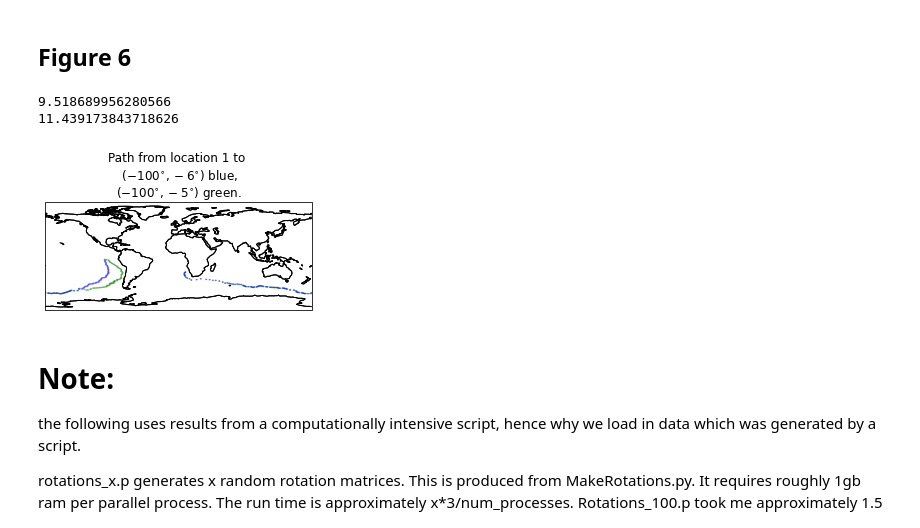
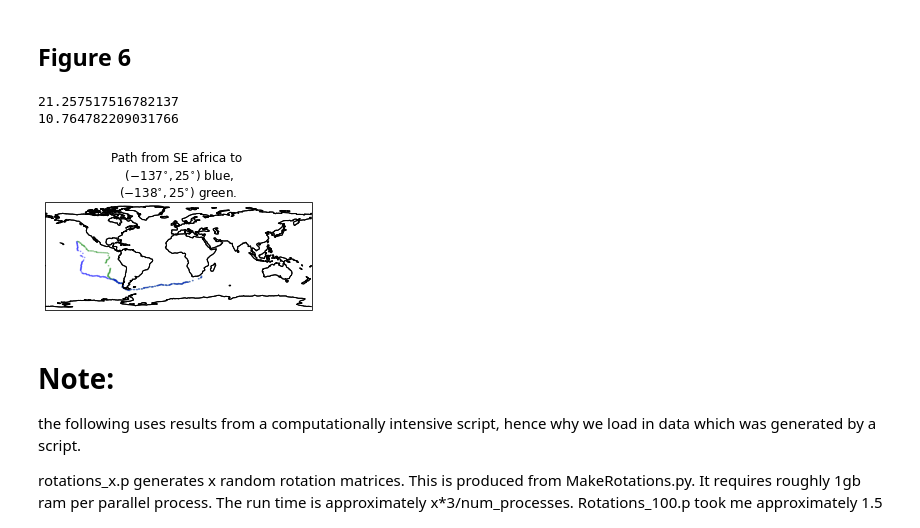
Before and after one commit to MikeOMa/MLTravelTimesFigures, a Jupyter notebook: FiguresForPaper.ipynb, the cells around one changed output. Cells and saved outputs as stored; diff of their text form; code cells hidden in the pictures.

```diff
--- a/FiguresForPaper.ipynb
+++ b/FiguresForPaper.ipynb
@@ -29,7 +29,7 @@ import matplotlib.gridspec as gridspec
 import matplotlib.ticker as mticker
 from cartopy.mpl.gridliner import LONGITUDE_FORMATTER, LATITUDE_FORMATTER
 import seaborn as sns
-
+line_trans = 0.03
 
 
 ## geopandas for aid storing Polygons and plotting
@@ -58,6 +58,6 @@ stations['h3'] = h3_sys.return_inds([i[['Longitude', 'Latitude']].to_list() for
 stations.loc[:,['Longitude', 'Latitude']].to_latex()
 gc.collect()
 print(sum([1 if len(i)>0 else 0 for i in network['stories']]))
-DriftMLP.helpers.add_link(network)
+#DriftMLP.helpers.add_link(network)
 # %% [output]
 22445
@@ -235,29 +259,30 @@ fig.savefig(f'Images/pathways_{postfix}.pdf', bbox_inches='tight')
 # %%
 fig, ax = plt.subplots(1,1, subplot_kw = {'projection':ccrs.PlateCarree()},figsize =(4,2.5))
 rc('text', usetex=True)
 loc1 = stations.iloc[0].loc[['Longitude', 'Latitude']].to_list()
 
 # Get the shortest paths
-path1 = DriftMLP.shortest_path.SingleSP(network, loc1 ,[-100,-5])
-path2 = DriftMLP.shortest_path.SingleSP(network, loc1 ,[-100,-6])
+path1 = DriftMLP.shortest_path.SingleSP(network, [-137,25] , point2)
+path2 = DriftMLP.shortest_path.SingleSP(network, [-138,25],point2 )
 
 # plot the pathways and the print the times
 path1.plot_cartopy(ax= ax, gpd_df = network['gpd'], rev=False, color='green',alpha=0.3)
 path2.plot_cartopy(ax= ax, gpd_df = network['gpd'], rev=False, alpha=0.3)
 print(path1.sp.travel_time/365)
 print(path2.sp.travel_time/365)
 
 ##Figure layout
-ax.set_title('Path from location 1 to \n ($-100^{\circ},-6^{\circ})$ blue, \n($-100^{\circ},-5^{\circ}$) green.')
+#ax.set_title('Path from location 1 to \n ($-100^{\circ},-6^{\circ})$ blue, \n($-100^{\circ},-5^{\circ}$) green.')
+ax.set_title("Path from SE africa to \n ($-137^{\circ},25^{\circ})$ blue, \n($-138^{\circ},25^{\circ}$) green.")
 ax.axis('auto')
 fig.tight_layout()
-fig.savefig(f'Images/example_path_{postfix}.pdf')
-fig.savefig(f'Images/example_path_{postfix}.png')
+fig.savefig(f'Images/example_path_new_{postfix}.pdf')
+fig.savefig(f'Images/example_path_new_{postfix}.png')
 rc('text', usetex=False)
 # %% [output]
-9.518689956280566
-11.439173843718626
+21.257517516782137
+10.764782209031766
-[figure, old version]
+[figure, new version]
 # %% [markdown]
 # Note:
 the following uses results from a computationally intensive script, hence why we load in data which was generated by a script.
```
Also changed, not shown: parts of 18 cells of this notebook.
